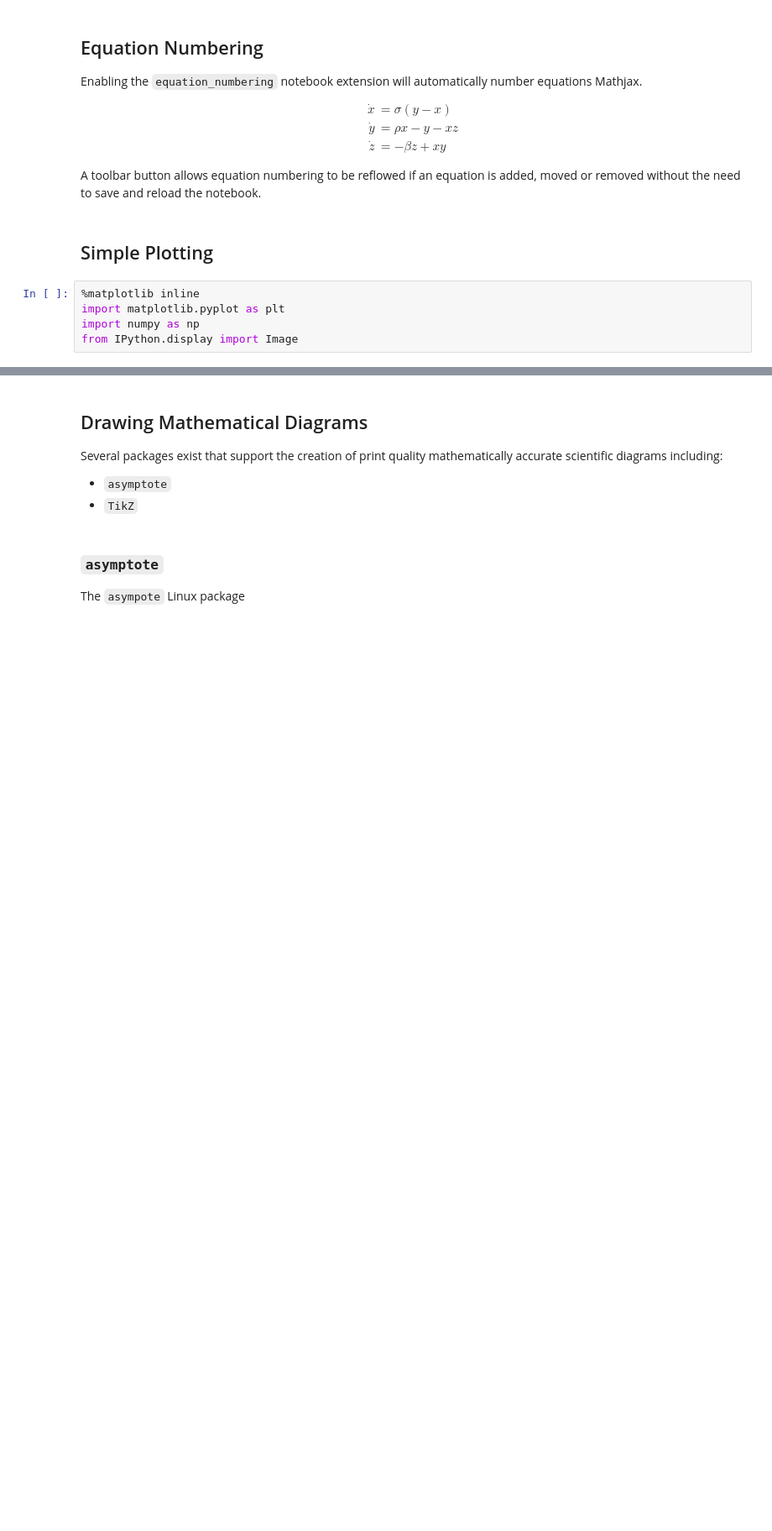
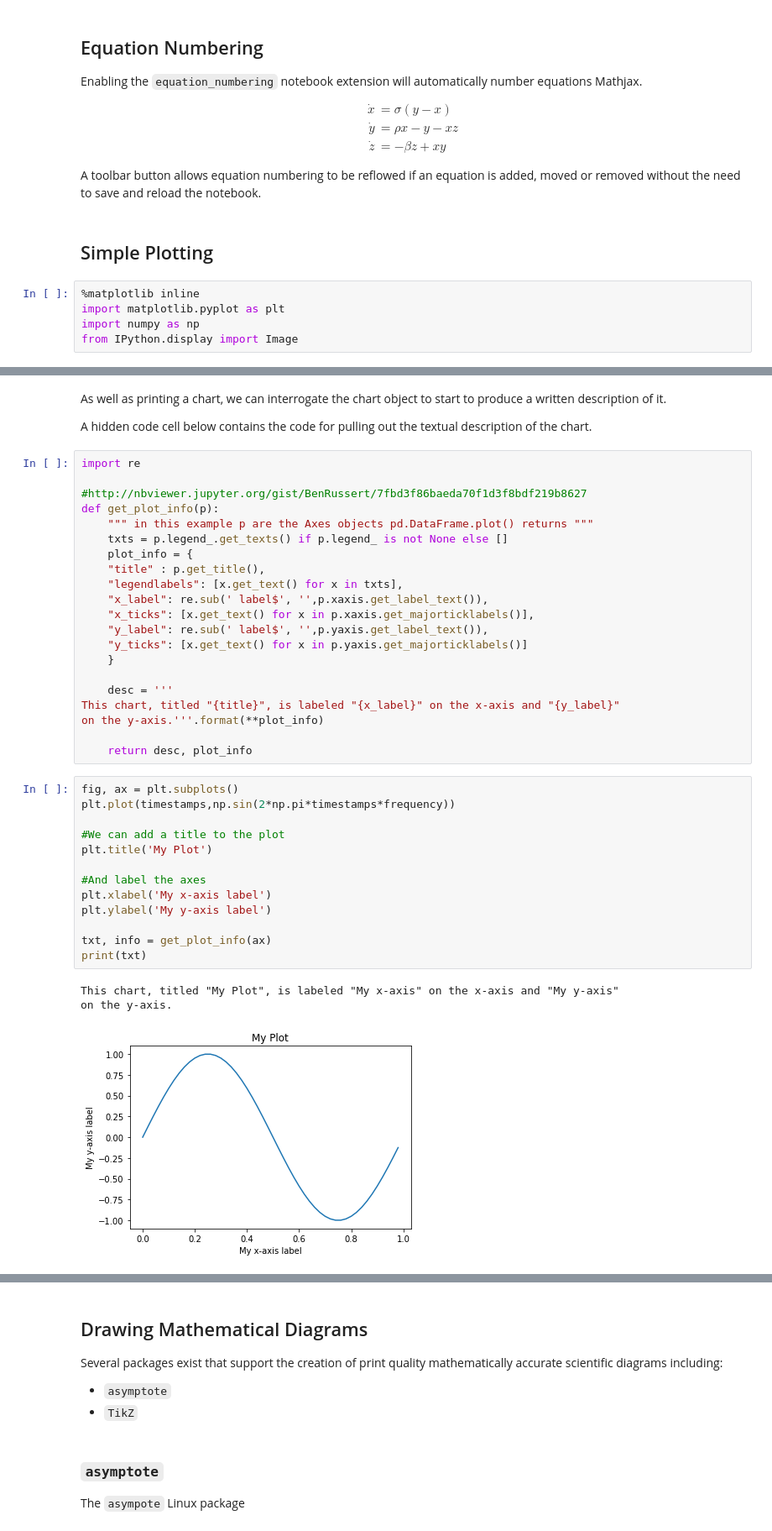
Before and after one commit to psychemedia/showntell, a Jupyter notebook: index_maths.ipynb, the cells around one changed output, grey strips where cells are left out. Shown: that part at 84% size. Saved outputs shown, nothing was run; the diff lists cells and outputs as text; blank space fills up the shorter version.

```diff
--- a/index_maths.ipynb
+++ b/index_maths.ipynb
@@ -46,0 +56,42 @@ timestamps
+# %% [markdown]
+As well as printing a chart, we can interrogate the chart object to start to produce a written description of it.
+
+A hidden code cell below contains the code for pulling out the textual description of the chart.
+# %%
+import re
+
+#http://nbviewer.jupyter.org/gist/BenRussert/7fbd3f86baeda70f1d3f8bdf219b8627
+def get_plot_info(p):
+    """ in this example p are the Axes objects pd.DataFrame.plot() returns """
+    txts = p.legend_.get_texts() if p.legend_ is not None else []
+    plot_info = {
+    "title" : p.get_title(),
+    "legendlabels": [x.get_text() for x in txts],
+    "x_label": re.sub(' label$', '',p.xaxis.get_label_text()),
+    "x_ticks": [x.get_text() for x in p.xaxis.get_majorticklabels()],
+    "y_label": re.sub(' label$', '',p.yaxis.get_label_text()),
+    "y_ticks": [x.get_text() for x in p.yaxis.get_majorticklabels()]
+    }
+
+    desc = '''
+This chart, titled "{title}", is labeled "{x_label}" on the x-axis and "{y_label}"
+on the y-axis.'''.format(**plot_info)
+
+    return desc, plot_info
+# %%
+fig, ax = plt.subplots()
+plt.plot(timestamps,np.sin(2*np.pi*timestamps*frequency))
+
+#We can add a title to the plot
+plt.title('My Plot')
+
+#And label the axes
+plt.xlabel('My x-axis label')
+plt.ylabel('My y-axis label')
+
+txt, info = get_plot_info(ax)
+print(txt)
+# %% [output]
+This chart, titled "My Plot", is labeled "My x-axis" on the x-axis and "My y-axis"
+on the y-axis.
+[figure, added]
```
Also changed, not shown: parts of 16 cells of this notebook, 2 other files.
